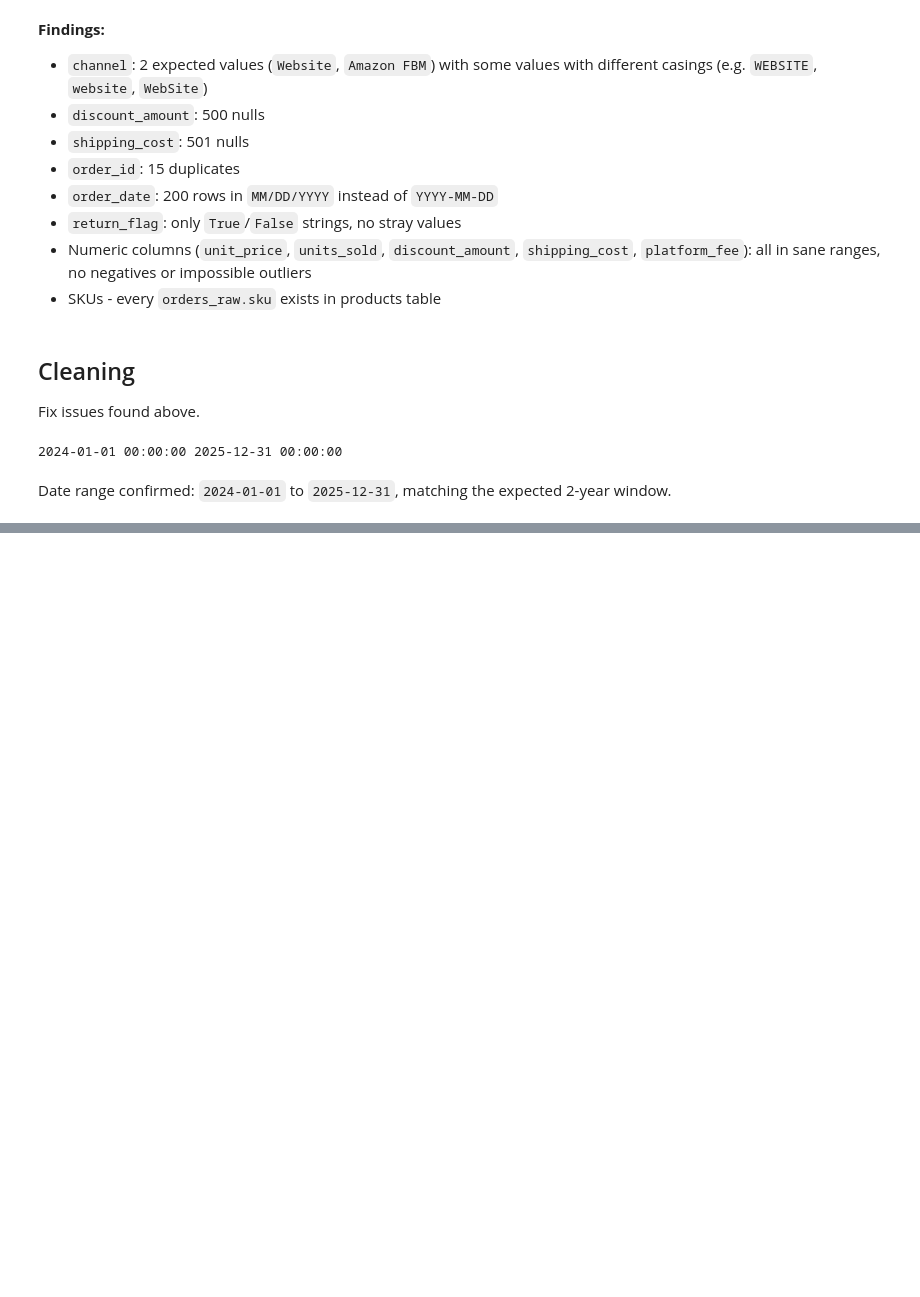
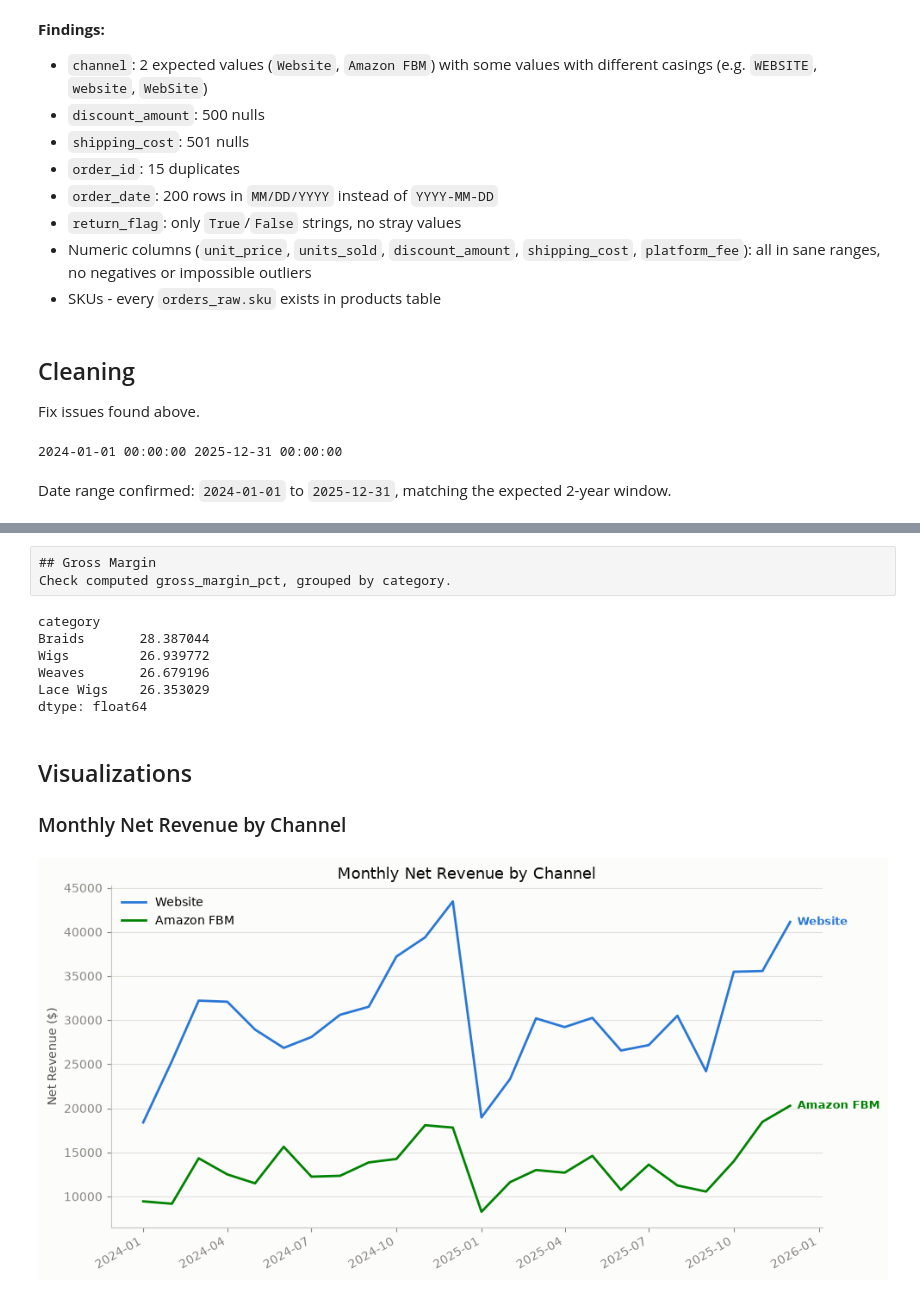
Before and after one commit to voltrecto/crowncase-beauty-portfolio, a Jupyter notebook: notebooks/phase3_analysis.ipynb, the cells around one changed output, grey strips where cells are left out. Saved outputs shown, nothing was run; the diff lists cells and outputs as text; code cells hidden in the pictures; blank space fills up the shorter version.

Commit message:
Finish cleaning. Engineer net revenue and margin. Start visualization.

```diff
--- a/notebooks/phase3_analysis.ipynb
+++ b/notebooks/phase3_analysis.ipynb
@@ -152,0 +183,11 @@ orders_clean["channel"] = (
+# %%
+# cost of goods from products table
+orders_clean = orders_clean.merge(products_raw[["sku", "cost_of_goods"]], on="sku", how="left")
+# %%
+# revenue
+orders_clean["revenue"] = orders_clean["unit_price"] * orders_clean["units_sold"]
+orders_clean["net_revenue"] = orders_clean["revenue"] - orders_clean["discount_amount"] - orders_clean["platform_fee"]
+# %%
+# margin
+orders_clean["cost"] = orders_clean["cost_of_goods"] * orders_clean["units_sold"]
+orders_clean["gross_margin_pct"] = (orders_clean["revenue"] - orders_clean["cost"] - orders_clean["platform_fee"]) / orders_clean["revenue"] * 100
@@ -152,0 +198,68 @@ orders_clean["channel"] = (
+# %% [raw]
+## Gross Margin
+Check computed gross_margin_pct, grouped by category.
+# %%
+# category from products
+
+orders_clean = orders_clean.merge(products_raw[["sku", "category"]], on="sku", how="left")
+# %%
+category_margin = orders_clean.groupby("category").apply(
+    lambda g: (g["revenue"].sum() - g["cost"].sum() - g["platform_fee"].sum()) / g["revenue"].sum() * 100
+)
+category_margin.sort_values(ascending=False)
+# %% [output]
+category
+Braids       28.387044
+Wigs         26.939772
+Weaves       26.679196
+Lace Wigs    26.353029
+dtype: float64
+# %% [markdown]
+## Visualizations
+### Monthly Net Revenue by Channel
+# %%
+import matplotlib.pyplot as plt
+
+monthly_net_revenue = (
+    orders_clean.assign(month=orders_clean["order_date"].dt.to_period("M").dt.to_timestamp())
+    .groupby(["month", "channel"])["net_revenue"]
+    .sum()
+    .reset_index()
+)
+
+website_data = monthly_net_revenue[monthly_net_revenue["channel"] == "Website"]
+fbm_data = monthly_net_revenue[monthly_net_revenue["channel"] == "Amazon FBM"]
+
+fig, ax = plt.subplots(figsize=(10, 5))
+fig.patch.set_facecolor("#fcfcfb")
+ax.set_facecolor("#fcfcfb")
+
+ax.plot(website_data["month"], website_data["net_revenue"], color="#2a78d6", linewidth=2, label="Website")
+ax.annotate(
+    "Website",
+    xy=(website_data["month"].iloc[-1], website_data["net_revenue"].iloc[-1]),
+    xytext=(6, 0), textcoords="offset points",
+    color="#2a78d6", va="center", fontsize=9, fontweight="bold"
+)
+
+ax.plot(fbm_data["month"], fbm_data["net_revenue"], color="#008300", linewidth=2, label="Amazon FBM")
+ax.annotate(
+    "Amazon FBM",
+    xy=(fbm_data["month"].iloc[-1], fbm_data["net_revenue"].iloc[-1]),
+    xytext=(6, 0), textcoords="offset points",
+    color="#008300", va="center", fontsize=9, fontweight="bold"
+)
+
+ax.set_title("Monthly Net Revenue by Channel", color="#0b0b0b", fontsize=13)
+ax.set_ylabel("Net Revenue ($)", color="#52514e")
+ax.tick_params(colors="#898781")
+ax.spines[["top", "right"]].set_visible(False)
+ax.spines["left"].set_color("#c3c2b7")
+ax.spines["bottom"].set_color("#c3c2b7")
+ax.grid(axis="y", color="#e1e0d9", linewidth=0.8)
+ax.legend(loc="upper left", frameon=False)
+fig.autofmt_xdate()
+plt.tight_layout()
+plt.show()
+# %% [output]
+[figure, added]
```
Also changed, not shown: parts of 6 cells of this notebook.
